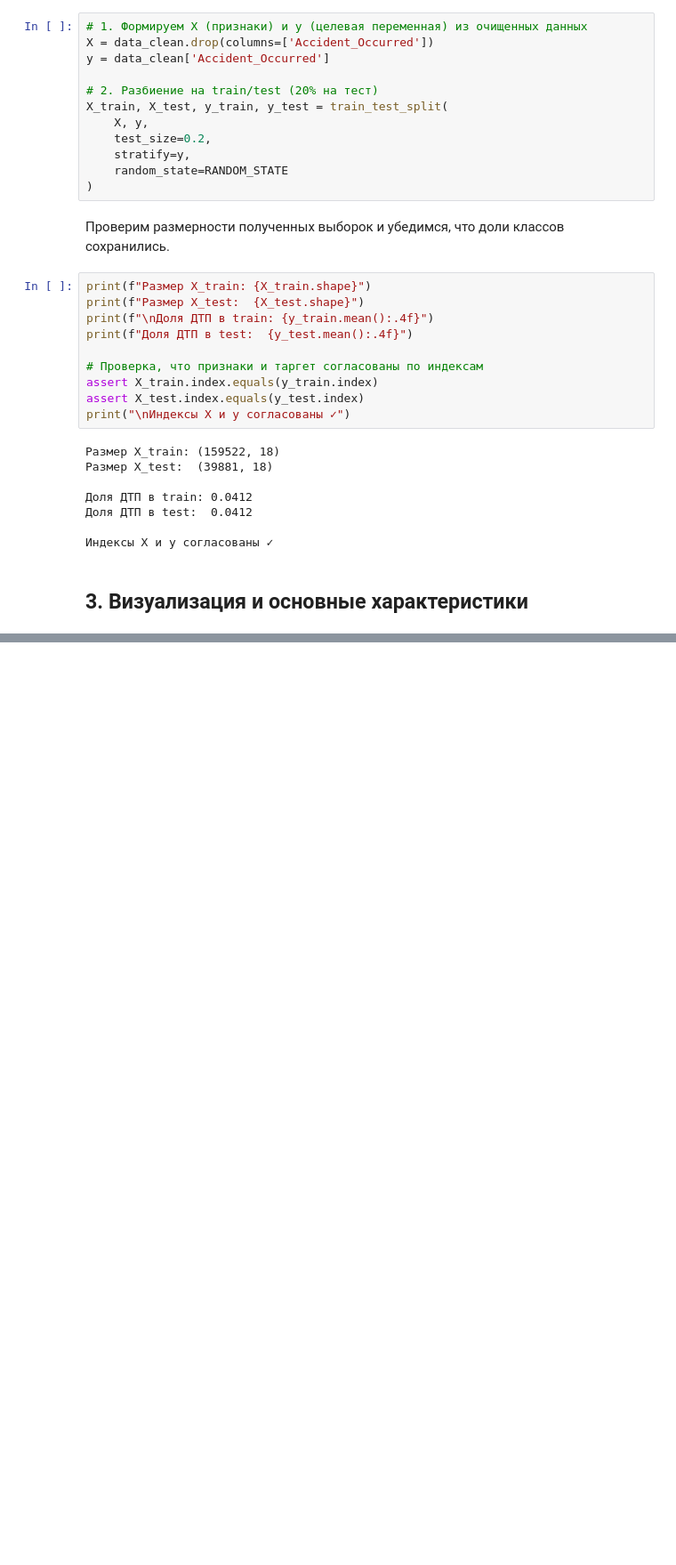
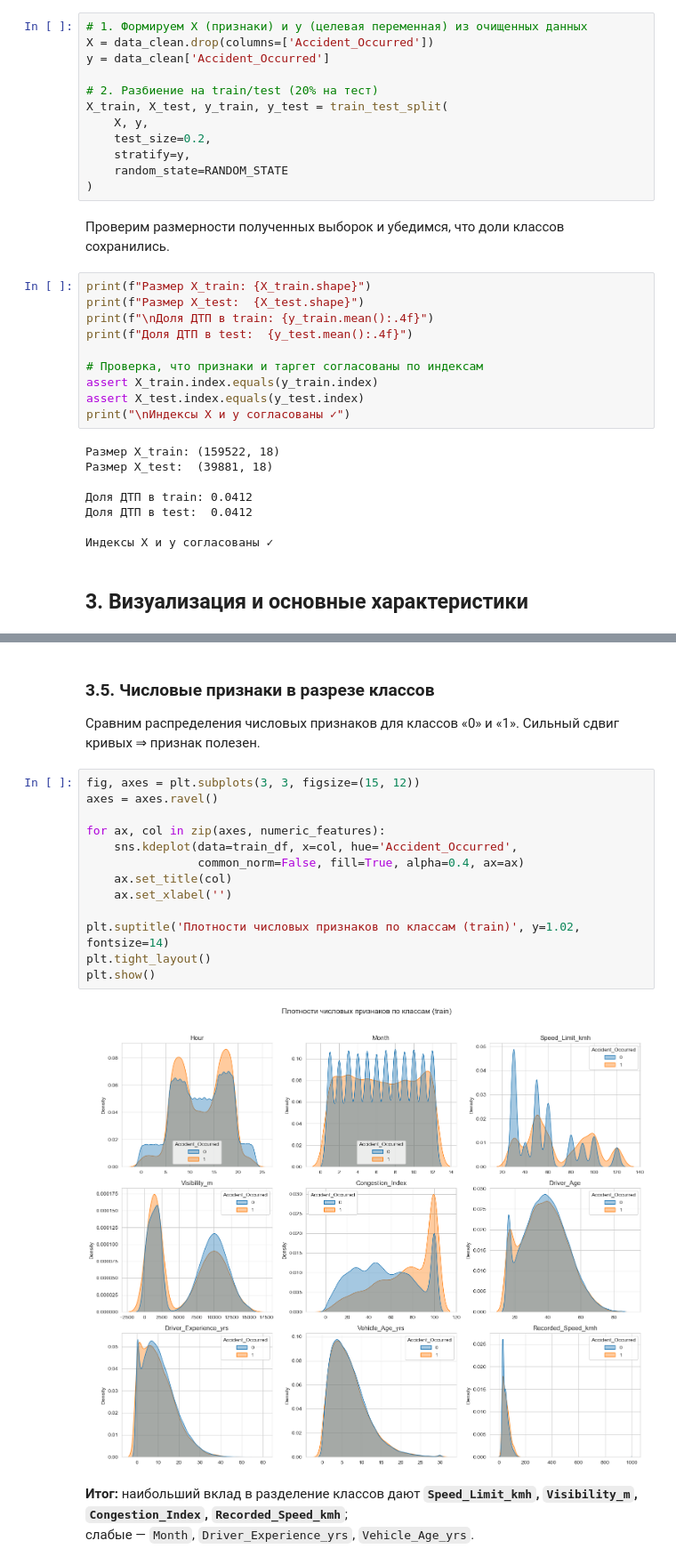
Before and after one commit to Svetlana-plv/Machine_Learning, a Jupyter notebook: lab-3-traffic-accident-classification.ipynb, the cells around one changed output, grey strips where cells are left out. Shown at 89% size. Cells and saved outputs as stored; diff of their text form; blank space fills up the shorter version.

```diff
--- a/lab-3-traffic-accident-classification.ipynb
+++ b/lab-3-traffic-accident-classification.ipynb
@@ -589,0 +703,22 @@ print("\nИндексы X и y согласованы ✓")
+# %% [markdown]
+### 3.5. Числовые признаки в разрезе классов
+
+Сравним распределения числовых признаков для классов «0» и «1». Сильный сдвиг кривых ⇒ признак полезен.
+# %%
+fig, axes = plt.subplots(3, 3, figsize=(15, 12))
+axes = axes.ravel()
+
+for ax, col in zip(axes, numeric_features):
+    sns.kdeplot(data=train_df, x=col, hue='Accident_Occurred',
+                common_norm=False, fill=True, alpha=0.4, ax=ax)
+    ax.set_title(col)
+    ax.set_xlabel('')
+
+plt.suptitle('Плотности числовых признаков по классам (train)', y=1.02, fontsize=14)
+plt.tight_layout()
+plt.show()
+# %% [output]
+[figure, added]
+# %% [markdown]
+**Итог:** наибольший вклад в разделение классов дают **`Speed_Limit_kmh`, `Visibility_m`, `Congestion_Index`, `Recorded_Speed_kmh`**;
+слабые — `Month`, `Driver_Experience_yrs`, `Vehicle_Age_yrs`.
```
Also changed, not shown: parts of 32 cells of this notebook.
